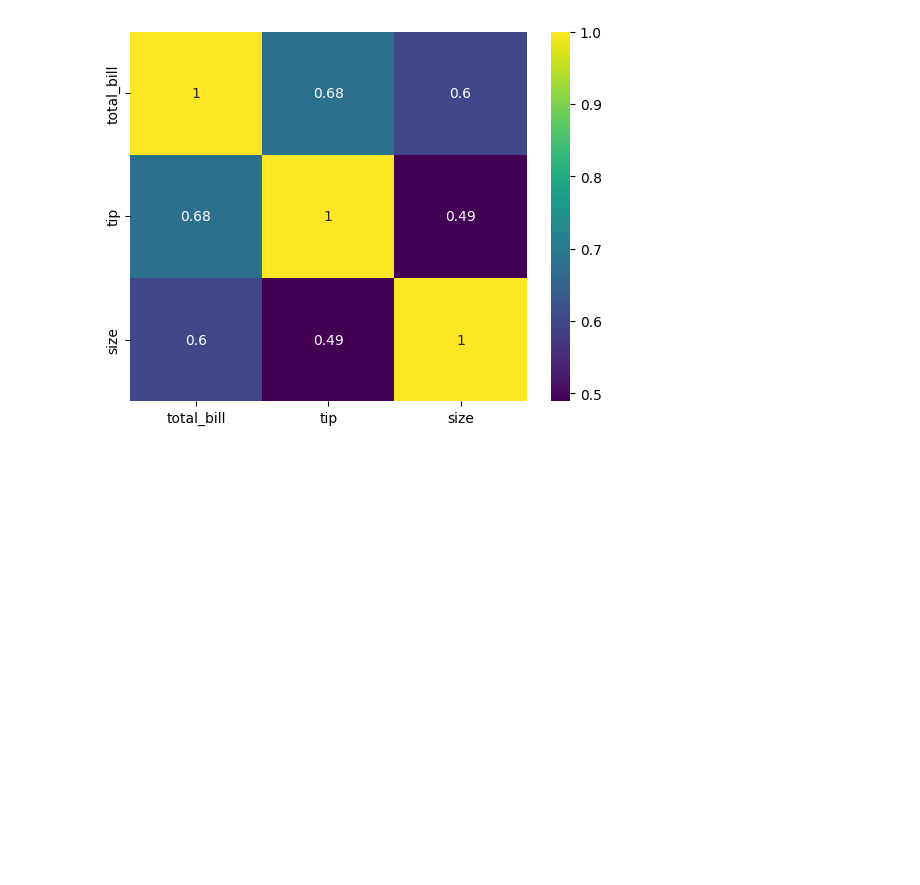
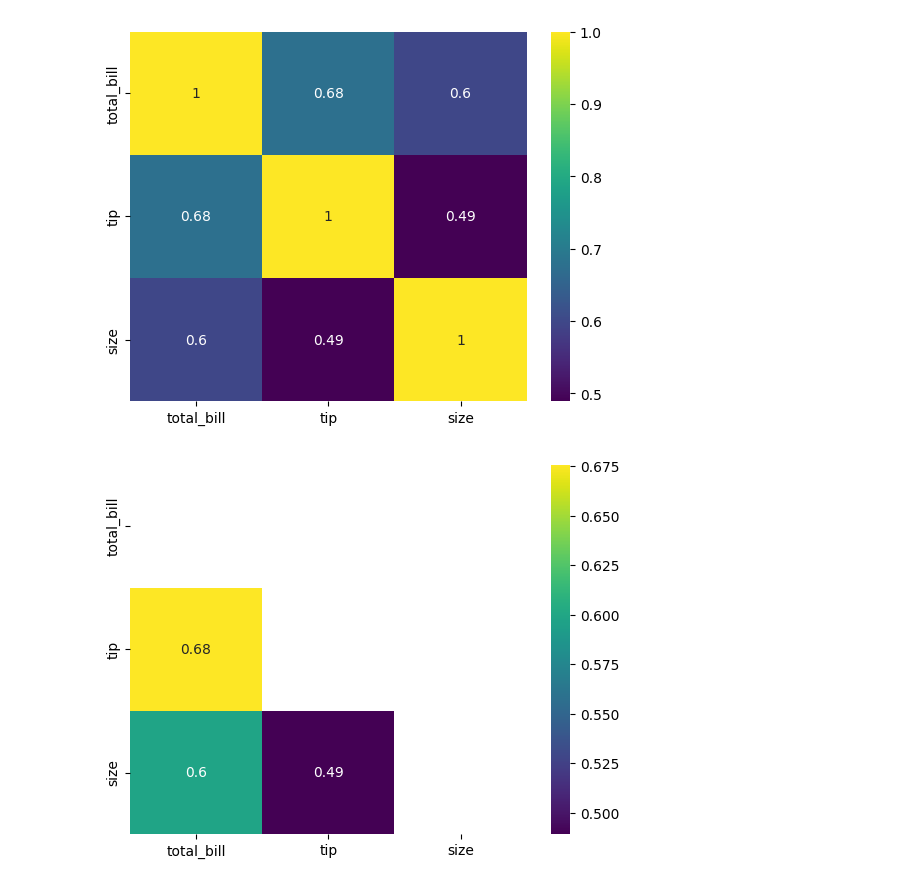
Before and after one commit to MiguelAngel3378/CURSO_ANALISIS_BD2, a Jupyter notebook: m5_visualizacion/seaborn/notebooks/ejemplo2.ipynb, the cells around one changed output. Drawn from its saved outputs; the diff is of its cells as text; code cells hidden in the pictures; blank space fills up the shorter version.

```diff
--- a/m5_visualizacion/seaborn/notebooks/ejemplo2.ipynb
+++ b/m5_visualizacion/seaborn/notebooks/ejemplo2.ipynb
@@ -258,4 +258,12 @@ sns.heatmap(df_corr, annot=True, cmap='viridis')
 # %% [output]
 <Axes: >
 [figure]
+# %%
+import numpy as np
+
+df_corr = df.corr(numeric_only=True)
+filter = np.triu(df_corr) # np.tril para el triángulo superior
+sns.heatmap(df_corr, annot=True, cmap='viridis', mask=filter);
+# %% [output]
+[figure, added]
 # %%
```
Also changed, not shown: parts of 21 cells of this notebook.
